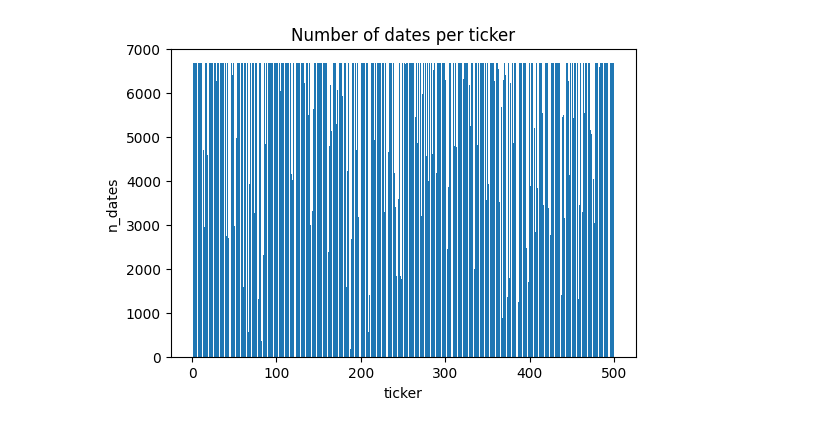
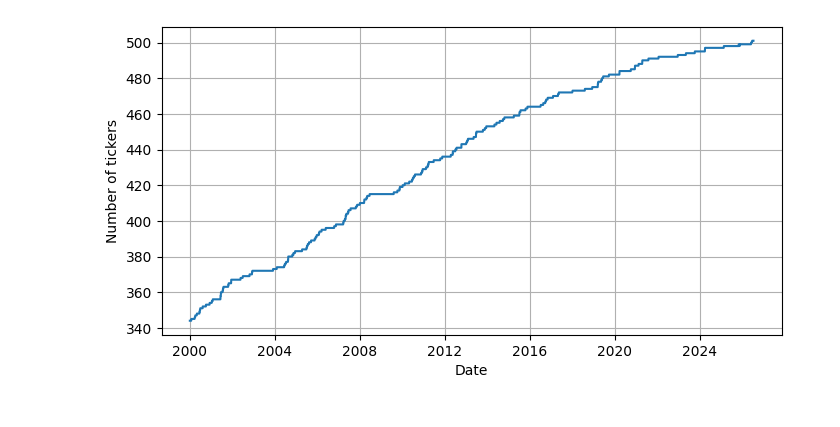
Before and after one commit to qlemoal/quant_alpha_lab, a Jupyter notebook: notebooks/inspect_prices.ipynb, the cells around one changed output. Saved outputs shown, nothing was run; the diff lists cells and outputs as text; code cells hidden in the pictures.

```diff
--- a/notebooks/inspect_prices.ipynb
+++ b/notebooks/inspect_prices.ipynb
@@ -33,10 +83,11 @@ shape: (9, 8)
-# %%
-n_tickers = df.group_by('ticker').len()
-
-f, ax = plt.subplots(1, figsize=(6, 4))
-plt.bar(range(len(n_tickers)), n_tickers['len'])
-plt.xlabel('ticker')
-plt.ylabel('n_dates')
-plt.title('Number of dates per ticker');
-# %% [output]
-[figure, removed]
+# %%
+temp = (
+    lf.group_by("date")
+    .agg(c('ticker').n_unique())
+).collect().sort('date')
+
+f, ax = plt.subplots(1, figsize=(8, 4))
+plt.plot(temp['date'], temp['ticker'])
+plt.xlabel('Date'); plt.ylabel('Number of tickers'); plt.grid();
+# %% [output]
+[figure, added]
```
Also changed, not shown: parts of 8 cells of this notebook.
